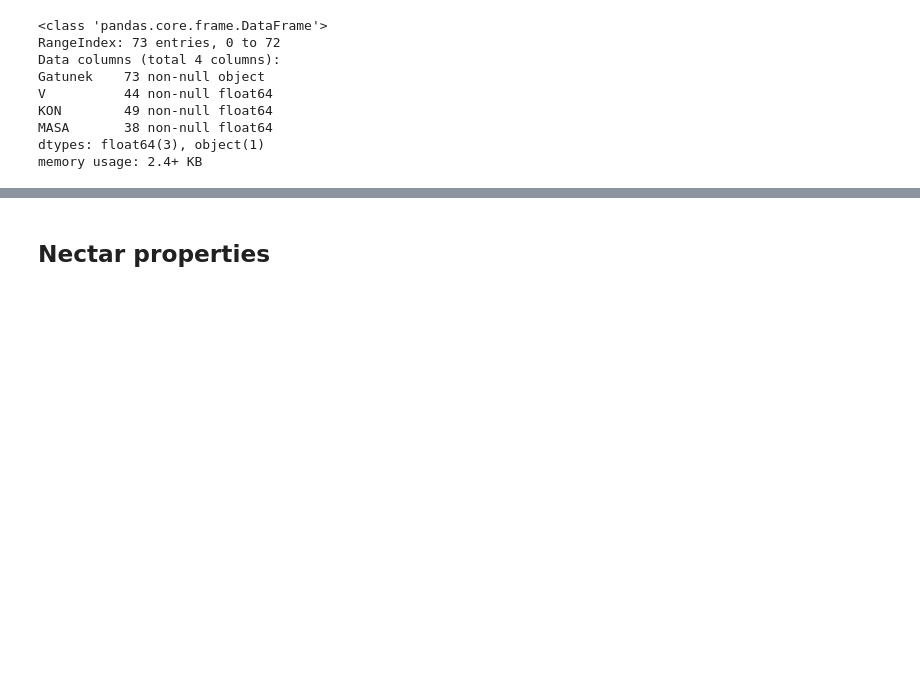
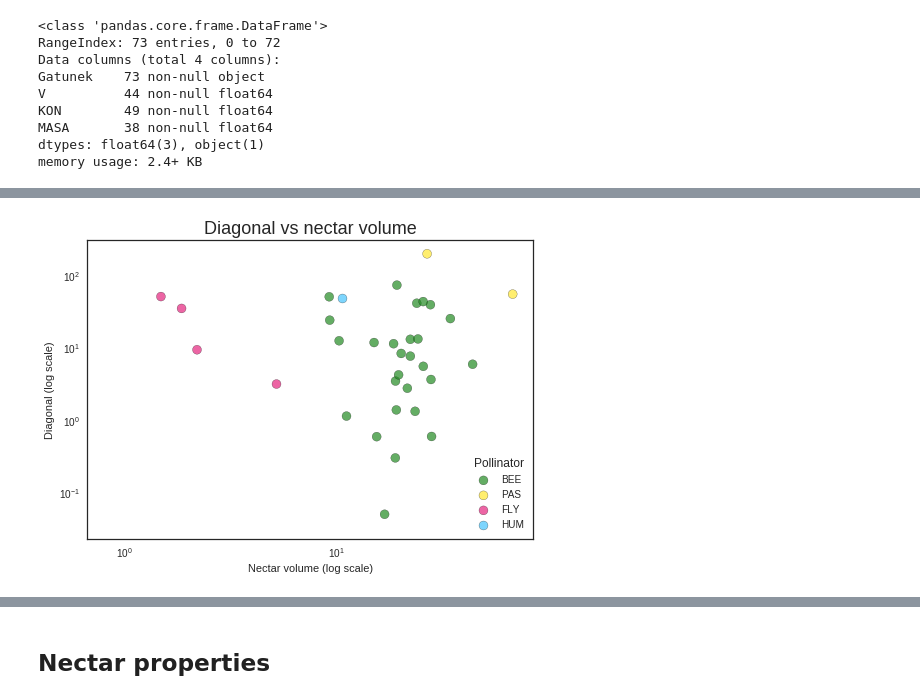
Before and after one commit to AgataRoguz/projekty_uw, a Jupyter notebook: Fritillaria_evolution.ipynb, the cells around one changed output, grey strips where cells are left out. Saved outputs shown, nothing was run; the diff lists cells and outputs as text; code cells hidden in the pictures; blank space fills up the shorter version.

```diff
--- a/Fritillaria_evolution.ipynb
+++ b/Fritillaria_evolution.ipynb
@@ -135,0 +170,24 @@ df['Subspecies'] = df["Gatunek"].apply(subgenus)
+# %%
+labels =[]
+sns.set_style("white")
+for key, value in col.items():
+    labels.append(key)
+    plt.scatter(x = flow_prop.PS[flow_prop.Pollinator == key],
+                y = flow_prop.V[flow_prop.Pollinator == key],
+                s = 80,
+                c = flow_prop.colors[flow_prop.Pollinator == key], alpha=0.7, edgecolors='black')
+
+plt.yscale('log')
+plt.xscale('log')
+plt.xlabel('Nectar volume (log scale)')
+plt.ylabel('Diagonal (log scale)')
+plt.title('Diagonal vs nectar volume', fontsize=18)
+
+#plt.xticks([1000,10000,100000], ['1k','10k','100k'])
+#plt.text(120, 24, 'F.imperialis')
+#plt.text(70, 4, 'F.eduardi')
+
+plt.legend(labels, title = "Pollinator", loc = 'lower right')
+plt.show()
+# %% [output]
+[figure, added]
```
Also changed, not shown: parts of 54 cells of this notebook.
